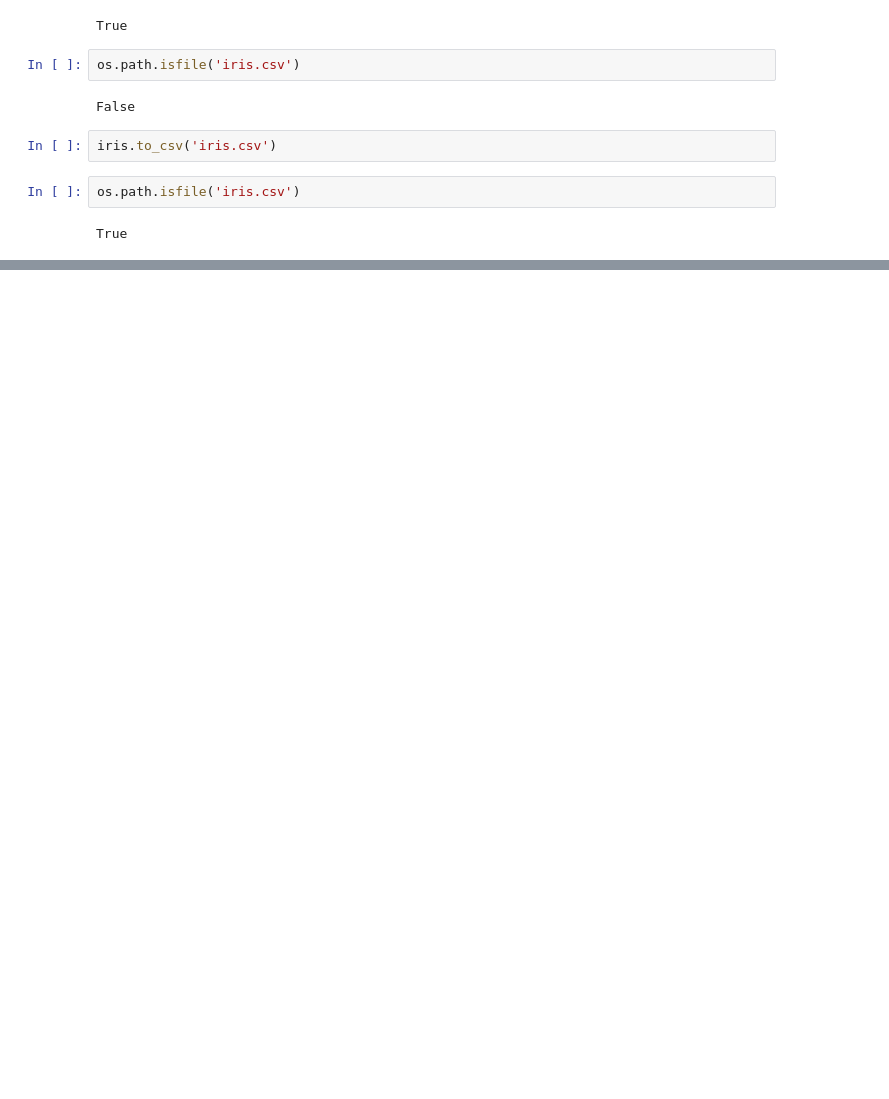
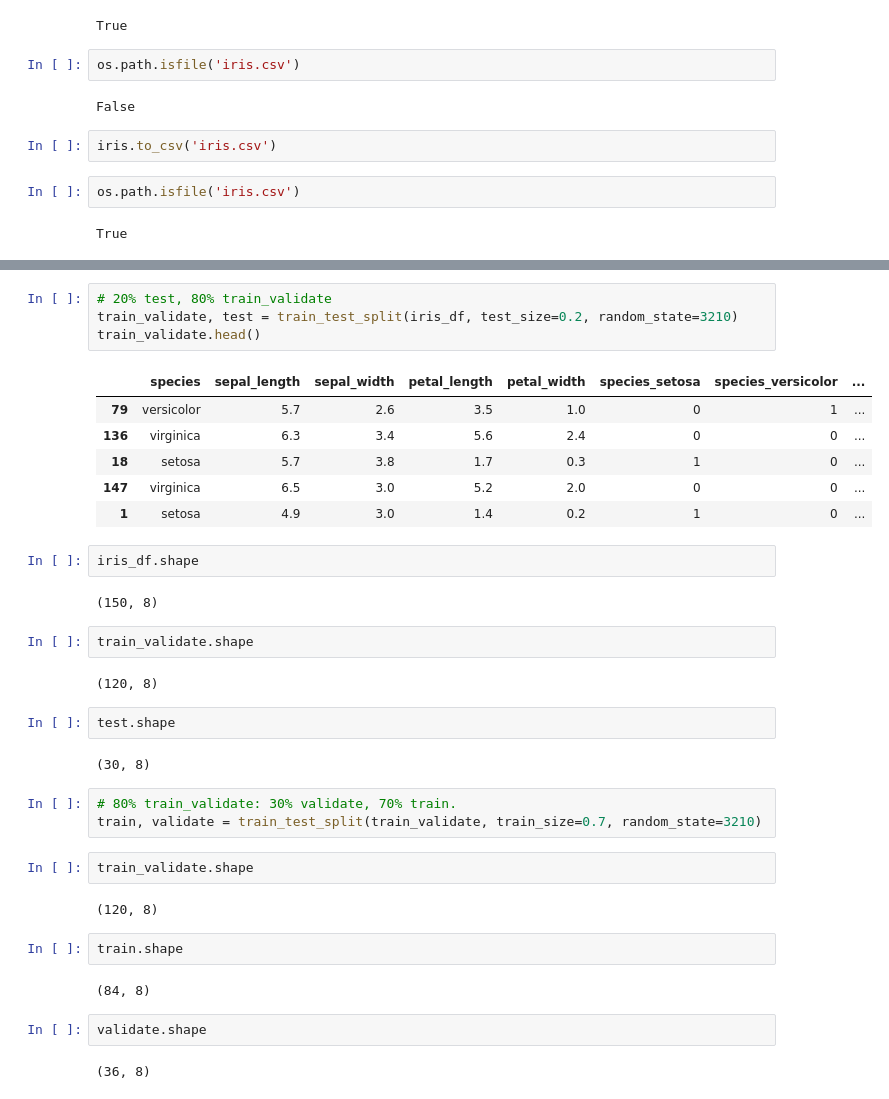
Before and after one commit to o0amandagomez0o/classification-exercises, a Jupyter notebook: classification_exercises.ipynb, the cells around one changed output, grey strips where cells are left out. Saved outputs shown, nothing was run; the diff lists cells and outputs as text; blank space fills up the shorter version.

```diff
--- a/classification_exercises.ipynb
+++ b/classification_exercises.ipynb
@@ -456,0 +589,38 @@ True
+# %%
+# 20% test, 80% train_validate
+train_validate, test = train_test_split(iris_df, test_size=0.2, random_state=3210)
+train_validate.head()
+# %% [output]
+|  | species | sepal_length | sepal_width | petal_length | petal_width | species_setosa | species_versicolor | ... |
+| 79 | versicolor | 5.7 | 2.6 | 3.5 | 1.0 | 0 | 1 | ... |
+| 136 | virginica | 6.3 | 3.4 | 5.6 | 2.4 | 0 | 0 | ... |
+| 18 | setosa | 5.7 | 3.8 | 1.7 | 0.3 | 1 | 0 | ... |
+| 147 | virginica | 6.5 | 3.0 | 5.2 | 2.0 | 0 | 0 | ... |
+| 1 | setosa | 4.9 | 3.0 | 1.4 | 0.2 | 1 | 0 | ... |
+# %%
+iris_df.shape
+# %% [output]
+(150, 8)
+# %%
+train_validate.shape
+# %% [output]
+(120, 8)
+# %%
+test.shape
+# %% [output]
+(30, 8)
+# %%
+# 80% train_validate: 30% validate, 70% train.
+train, validate = train_test_split(train_validate, train_size=0.7, random_state=3210)
+# %%
+train_validate.shape
+# %% [output]
+(120, 8)
+# %%
+train.shape
+# %% [output]
+(84, 8)
+# %%
+validate.shape
+# %% [output]
+(36, 8)
```
Also changed, not shown: parts of 27 cells of this notebook, 16 other files.
